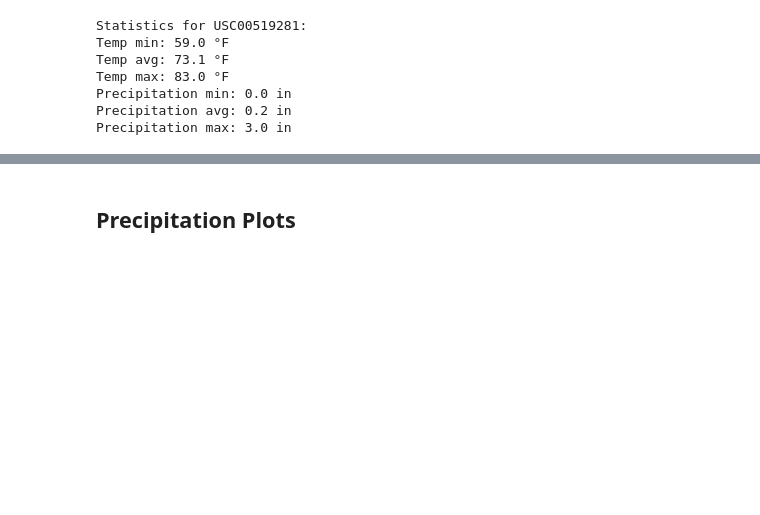
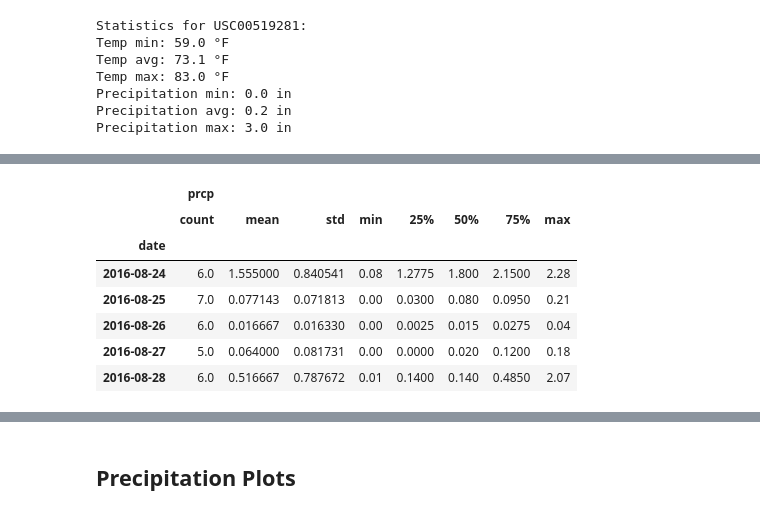
Before and after one commit to rochiecuevas/climate_analysis, a Jupyter notebook: climate_starter.ipynb, the cells around one changed output, grey strips where cells are left out. Drawn from its saved outputs; the diff is of its cells as text; code cells hidden in the pictures; blank space fills up the shorter version.

```diff
--- a/climate_starter.ipynb
+++ b/climate_starter.ipynb
@@ -287,7 +287,7 @@ data = session.query(*sel).filter(Measurement.date > year_ago).all()
 data2 = session.query(Measurement).filter(Measurement.date > year_ago).all()
 # %%
 # Save the query results as a Pandas DataFrame and set the index to the date column
-df = pd.DataFrame(data)
-df = df.sort_values("date", ascending = True) # Sort the dataframe by date
-df = df.set_index("date")
-df.head()
+df2 = pd.DataFrame(data)
+df2 = df.sort_values("date", ascending = True) # Sort the dataframe by date
+df2 = df.set_index("date")
+df2.head()
@@ -294,7 +302,16 @@ df.head()
 # %%
 # Use Pandas to calculate the summary statistics for precipitation
-grouped = df.groupby("date").describe()
+grouped = df2.groupby("date").describe()
 grouped.head()
+# %% [output]
+|  | prcp |  |  |  |  |  |  |  |
+|  | count | mean | std | min | 25% | 50% | 75% | max |
+| date |  |  |  |  |  |  |  |  |
+| 2016-08-24 | 6.0 | 1.555000 | 0.840541 | 0.08 | 1.2775 | 1.800 | 2.1500 | 2.28 |
+| 2016-08-25 | 7.0 | 0.077143 | 0.071813 | 0.00 | 0.0300 | 0.080 | 0.0950 | 0.21 |
+| 2016-08-26 | 6.0 | 0.016667 | 0.016330 | 0.00 | 0.0025 | 0.015 | 0.0275 | 0.04 |
+| 2016-08-27 | 5.0 | 0.064000 | 0.081731 | 0.00 | 0.0000 | 0.020 | 0.1200 | 0.18 |
+| 2016-08-28 | 6.0 | 0.516667 | 0.787672 | 0.01 | 0.1400 | 0.140 | 0.4850 | 2.07 |
 # %%
 # Use the mean and the standard deviations for precipitation
 pptn_df = grouped["prcp"].iloc[:, 1:3]
```
Also changed, not shown: parts of 7 cells of this notebook, 3 other files.
